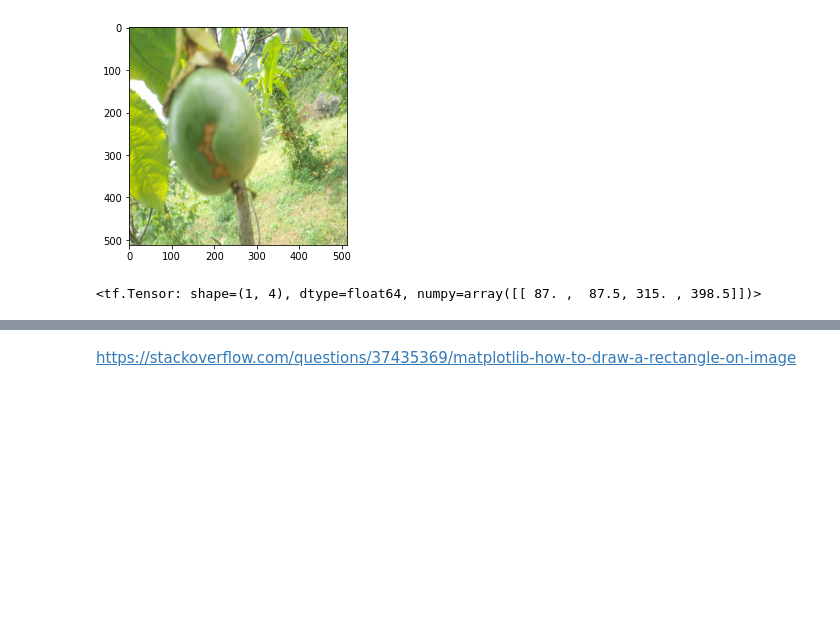
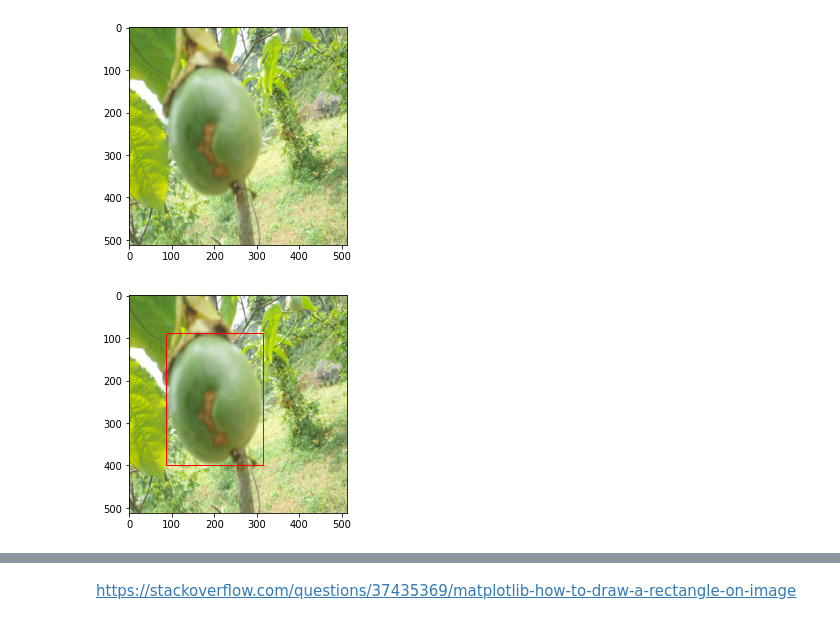
Before and after one commit to edwin-yan/Passion-Fruit-Disease-Detection, a Jupyter notebook: Image_Augmentation_colab.ipynb, the cells around one changed output, grey strips where cells are left out. Saved outputs shown, nothing was run; the diff lists cells and outputs as text; code cells hidden in the pictures; blank space fills up the shorter version.

```diff
--- a/Image_Augmentation_colab.ipynb
+++ b/Image_Augmentation_colab.ipynb
@@ -181,13 +191,14 @@ plt.imshow(image)
+# %%
+fig, ax = plt.subplots()
+from matplotlib.patches import Rectangle
+ax.imshow(image)
+rect = Rectangle((xmin_toRot,ymin_toRot),xmax_toRot-xmin_toRot,ymax_toRot-ymin_toRot, linewidth=1, edgecolor='r', facecolor='none')
+
+ax.add_patch(rect)
+plt.show()
+# %% [output]
+[figure, added]
 # %%
 image = tf.io.read_file(train_toRotate_path)
-# %%
-xmin_toRot = df_train.loc[df_train['Image_ID'] == 'ID_007FAIEI']['xmin'].values[0]
-ymin_toRot = df_train.loc[df_train['Image_ID'] == 'ID_007FAIEI']['ymin'].values[0]
-xmax_toRot = df_train.loc[df_train['Image_ID'] == 'ID_007FAIEI']['xmax'].values[0]
-ymax_toRot = df_train.loc[df_train['Image_ID'] == 'ID_007FAIEI']['ymax'].values[0]
-bounding_boxes = tf.constant([[xmin_toRot, ymin_toRot, xmax_toRot, ymax_toRot]])
-bounding_boxes
-# %% [output]
-<tf.Tensor: shape=(1, 4), dtype=float64, numpy=array([[ 87. ,  87.5, 315. , 398.5]])>
 # %%
 image = tf.image.decode_jpeg(image)
```
Also changed, not shown: parts of 21 cells of this notebook.
